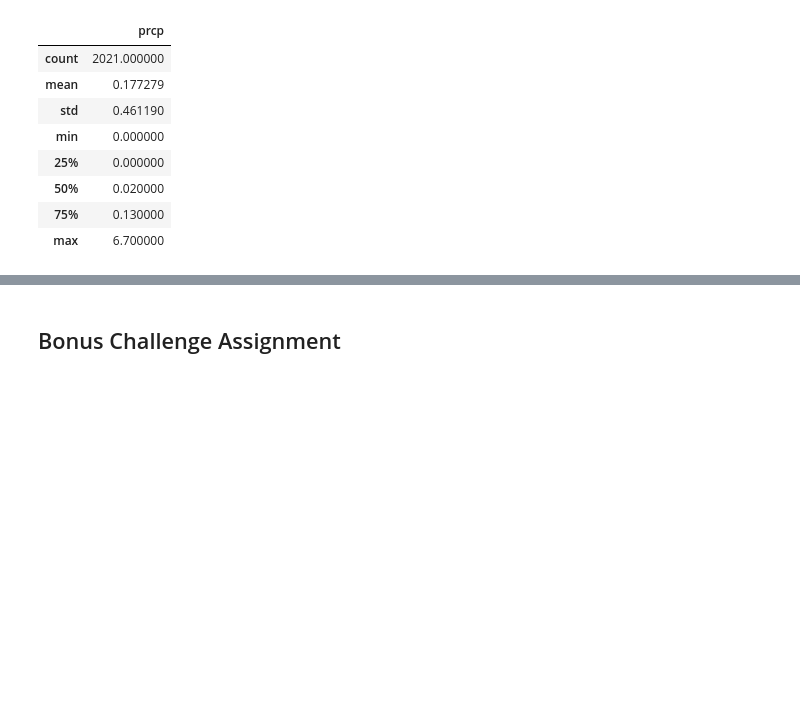
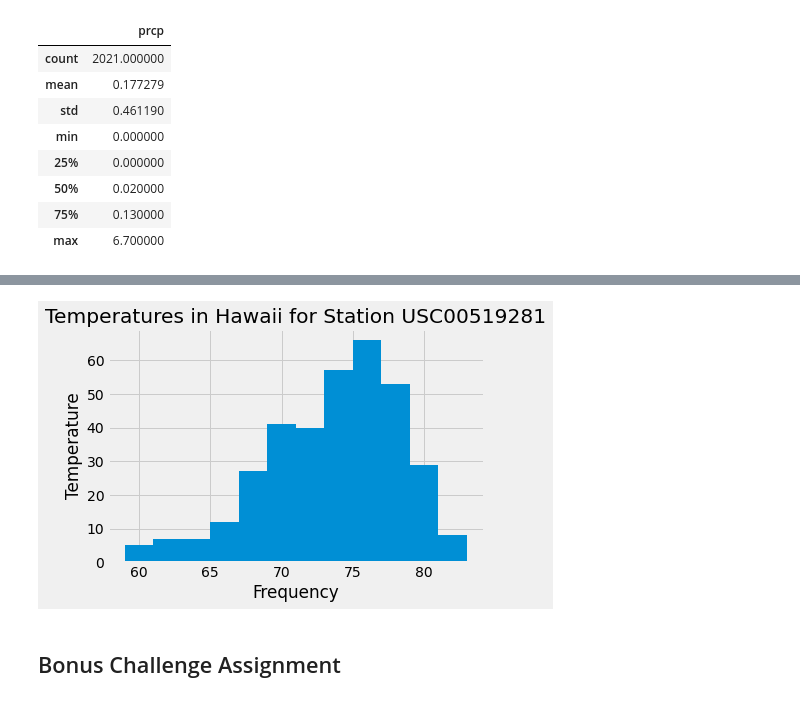
Before and after one commit to emilyfrels/sqlalchemy-challenge, a Jupyter notebook: climate_starter.ipynb, the cells around one changed output, grey strips where cells are left out. Drawn from its saved outputs; the diff is of its cells as text; code cells hidden in the pictures; blank space fills up the shorter version.

```diff
--- a/climate_starter.ipynb
+++ b/climate_starter.ipynb
@@ -184,3 +228,8 @@ sorted_last_year_data_df[["prcp"]].describe()
 # %%
 # Choose the station with the highest number of temperature observations.
 # Query the last 12 months of temperature observation data for this station and plot the results as a histogram
+high_temp_obs_station = session.query(Measurement.date, Measurement.tobs).\
+        filter(Measurement.station == 'USC00519281').\
+    filter(Measurement.date >= '2016-08-23').\
+    filter(Measurement.date <= '2017-08-23').all()
+high_temp_obs_station
@@ -186,0 +254,4 @@ sorted_last_year_data_df[["prcp"]].describe()
+# %%
+# Save the query results as a dataframe and set index to date column
+high_temp_obs_station_df = pd.DataFrame(high_temp_obs_station).set_index('date')
+high_temp_obs_station_df
@@ -186,0 +273,4 @@ sorted_last_year_data_df[["prcp"]].describe()
+# %%
+# Sort dataframe by date
+sorted_high_temp_df = high_temp_obs_station_df.sort_index()
+sorted_high_temp_df
@@ -187,3 +292,14 @@ sorted_last_year_data_df[["prcp"]].describe()
+# %%
+# plot histogram
+sorted_high_temp_df.hist(bins=12)
+plt.title("Temperatures in Hawaii for Station USC00519281")
+plt.xlabel("Frequency")
+plt.ylabel("Temperature")
+plt.xticks(horizontalalignment="center")
+
+plt.show()
+# %% [output]
+[figure, added]
 # %% [markdown]
 ## Bonus Challenge Assignment
 # %%
```
Also changed, not shown: parts of 12 cells of this notebook.
